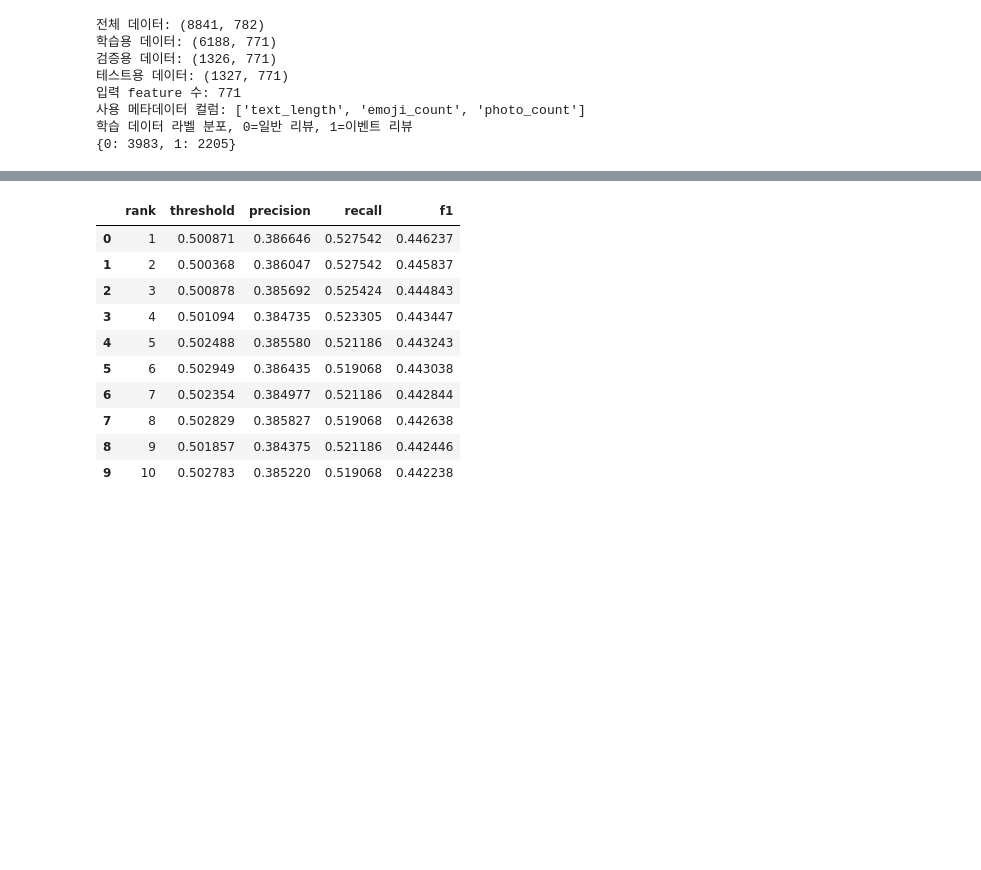
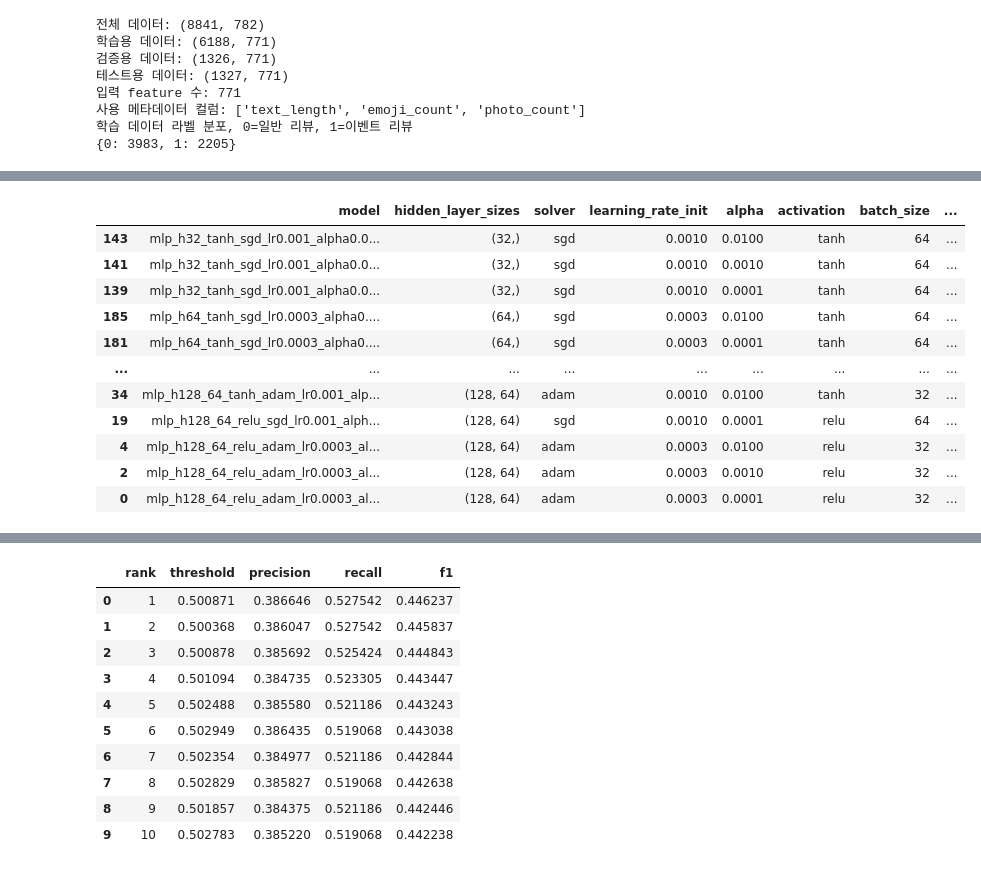
Before and after one commit to HSU-bigdata-project/review-refining, a Jupyter notebook: 04SMOTE_5-fold_model_train.ipynb, the cells around one changed output, grey strips where cells are left out. Saved outputs shown, nothing was run; the diff lists cells and outputs as text; code cells hidden in the pictures; blank space fills up the shorter version.

```diff
--- a/04SMOTE_5-fold_model_train.ipynb
+++ b/04SMOTE_5-fold_model_train.ipynb
@@ -431,0 +330,92 @@ cv_summary
+# %%
+if can_reuse_cv_config:
+    if os.path.exists(PROPOSED_MLP_OUTPUTS['cv_summary']):
+        cv_summary = pd.read_csv(PROPOSED_MLP_OUTPUTS['cv_summary'])
+        print('기존 04번 CV summary를 재사용합니다.')
+    else:
+        cv_summary = pd.DataFrame([selected_config_to_summary_row(cached_selected_config)])
+        print('selected_config만 재사용합니다. CV summary 파일은 없으므로 선택 설정만 표시합니다.')
+else:
+    skf = StratifiedKFold(n_splits=N_SPLITS, shuffle=True, random_state=SEED)
+    cv_rows = []
+
+    for config in model_configs:
+        for fold, (train_idx, valid_idx) in enumerate(skf.split(X_train_all, y_train_all), start=1):
+            X_fold_train = X_train_all.iloc[train_idx]
+            y_fold_train = y_train_all.iloc[train_idx]
+            X_fold_valid = X_train_all.iloc[valid_idx]
+            y_fold_valid = y_train_all.iloc[valid_idx]
+
+            model = make_model(config, random_state=SEED + fold)
+            model.fit(X_fold_train, y_fold_train)
+
+            valid_prob = model.predict_proba(X_fold_valid)[:, 1]
+            valid_pred = (valid_prob >= 0.5).astype(int)
+
+            majority_count = int(y_fold_train.value_counts().max())
+            cv_rows.append({
+                'model': config['name'],
+                'fold': fold,
+                'hidden_layer_sizes': str(config['hidden_layer_sizes']),
+                'solver': config['solver'],
+                'learning_rate_init': config['learning_rate_init'],
+                'alpha': config['alpha'],
+                'activation': config['activation'],
+                'batch_size': config['batch_size'],
+                'pca_n_components': config['pca_n_components'],
+                'smote_k_neighbors': config['smote_k_neighbors'],
+                'train_before_label_0': int((y_fold_train == 0).sum()),
+                'train_before_label_1': int((y_fold_train == 1).sum()),
+                'train_after_smote_label_0': majority_count,
+                'train_after_smote_label_1': majority_count,
+                'valid_label_0': int((y_fold_valid == 0).sum()),
+                'valid_label_1': int((y_fold_valid == 1).sum()),
+                'f1': float(f1_score(y_fold_valid, valid_pred)),
+                'pr_auc': float(average_precision_score(y_fold_valid, valid_prob)),
+                'precision': float(precision_score(y_fold_valid, valid_pred, zero_division=0)),
+                'recall': float(recall_score(y_fold_valid, valid_pred, zero_division=0)),
+                'roc_auc': float(roc_auc_score(y_fold_valid, valid_prob)),
+            })
+
+    cv_results = pd.DataFrame(cv_rows)
+    cv_summary = (
+        cv_results.groupby([
+            'model',
+            'hidden_layer_sizes',
+            'solver',
+            'learning_rate_init',
+            'alpha',
+            'activation',
+            'batch_size',
+            'pca_n_components',
+            'smote_k_neighbors',
+        ])
+        .agg(
+            mean_f1=('f1', 'mean'),
+            std_f1=('f1', 'std'),
+            mean_pr_auc=('pr_auc', 'mean'),
+            std_pr_auc=('pr_auc', 'std'),
+            mean_precision=('precision', 'mean'),
+            mean_recall=('recall', 'mean'),
+            mean_roc_auc=('roc_auc', 'mean'),
+        )
+        .reset_index()
+        .sort_values(['mean_f1', 'mean_pr_auc'], ascending=False)
+    )
+
+    cv_summary.to_csv(PROPOSED_MLP_OUTPUTS['cv_summary'], index=False, encoding='utf-8-sig')
+
+cv_summary
+# %% [output]
+|  | model | hidden_layer_sizes | solver | learning_rate_init | alpha | activation | batch_size | ... |
+| 143 | mlp_h32_tanh_sgd_lr0.001_alpha0.0... | (32,) | sgd | 0.0010 | 0.0100 | tanh | 64 | ... |
+| 141 | mlp_h32_tanh_sgd_lr0.001_alpha0.0... | (32,) | sgd | 0.0010 | 0.0010 | tanh | 64 | ... |
+| 139 | mlp_h32_tanh_sgd_lr0.001_alpha0.0... | (32,) | sgd | 0.0010 | 0.0001 | tanh | 64 | ... |
+| 185 | mlp_h64_tanh_sgd_lr0.0003_alpha0.... | (64,) | sgd | 0.0003 | 0.0100 | tanh | 64 | ... |
+| 181 | mlp_h64_tanh_sgd_lr0.0003_alpha0.... | (64,) | sgd | 0.0003 | 0.0001 | tanh | 64 | ... |
+| ... | ... | ... | ... | ... | ... | ... | ... | ... |
+| 34 | mlp_h128_64_tanh_adam_lr0.001_alp... | (128, 64) | adam | 0.0010 | 0.0100 | tanh | 32 | ... |
+| 19 | mlp_h128_64_relu_sgd_lr0.001_alph... | (128, 64) | sgd | 0.0010 | 0.0001 | relu | 64 | ... |
+| 4 | mlp_h128_64_relu_adam_lr0.0003_al... | (128, 64) | adam | 0.0003 | 0.0100 | relu | 32 | ... |
+| 2 | mlp_h128_64_relu_adam_lr0.0003_al... | (128, 64) | adam | 0.0003 | 0.0010 | relu | 32 | ... |
+| 0 | mlp_h128_64_relu_adam_lr0.0003_al... | (128, 64) | adam | 0.0003 | 0.0001 | relu | 32 | ... |
```
Also changed, not shown: parts of 17 cells of this notebook, 10 other files.
